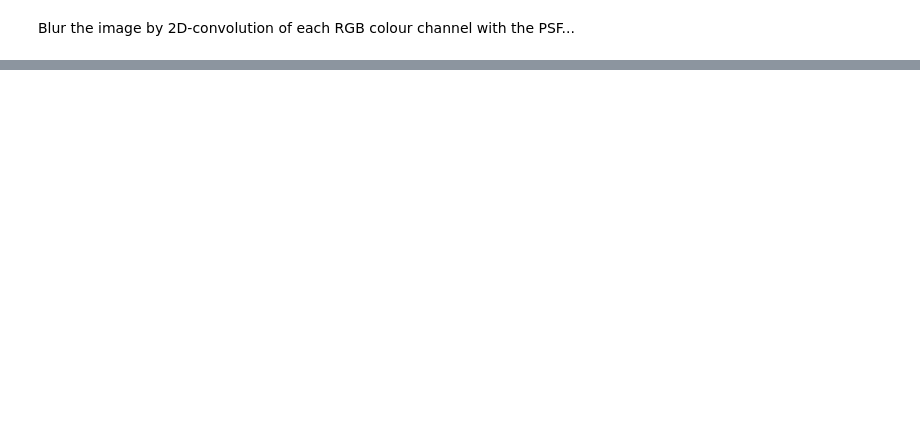
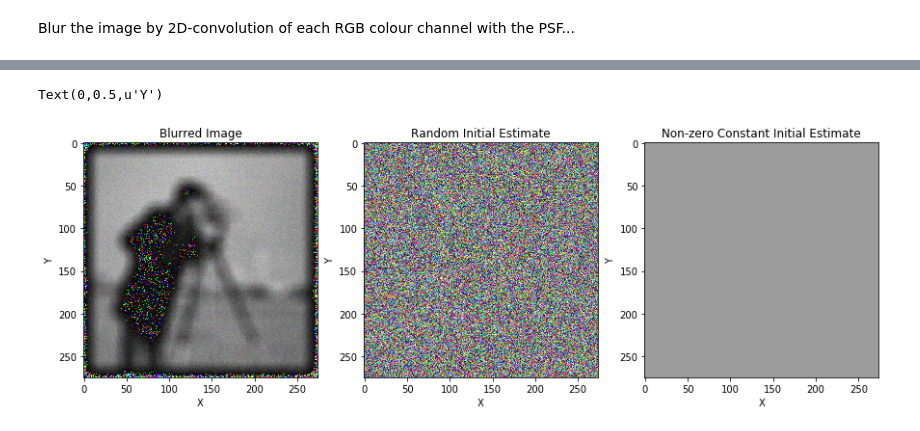
Before and after one commit to BohanZhai/bid_presentation, a Jupyter notebook: Blind Image Deconvolution Demonstration.ipynb, the cells around one changed output, grey strips where cells are left out. Saved outputs shown, nothing was run; the diff lists cells and outputs as text; code cells hidden in the pictures; blank space fills up the shorter version.

```diff
--- a/Blind Image Deconvolution Demonstration.ipynb
+++ b/Blind Image Deconvolution Demonstration.ipynb
@@ -179,0 +229,32 @@ Text(0,0.5,u'MSE')
+# %%
+# Show Initial Condition Options
+imgHeight = blur_img.shape[0]
+imgWidth = blur_img.shape[1]
+imgChannels = blur_img.shape[2]
+
+initial_estimate_A = blur_img
+initial_estimate_B = np.round(255*np.random.rand(imgHeight, imgWidth, imgChannels))
+initial_estimate_C = np.multiply(np.ones((imgHeight, imgWidth, imgChannels)), 100)
+
+
+plot.figure(figsize=(20,20))
+plot.subplot(1, 4, 1)
+plot.imshow(initial_estimate_A)
+plot.title('Blurred Image')
+plot.xlabel('X')
+plot.ylabel('Y')
+
+plot.subplot(1, 4, 2)
+plot.imshow(initial_estimate_B)
+plot.title('Random Initial Estimate')
+plot.xlabel('X')
+plot.ylabel('Y')
+
+plot.subplot(1, 4, 3)
+plot.imshow(initial_estimate_C)
+plot.title('Non-zero Constant Initial Estimate')
+plot.xlabel('X')
+plot.ylabel('Y')
+# %% [output]
+Text(0,0.5,u'Y')
+[figure, added]
```
Also changed, not shown: parts of 5 cells of this notebook, 2 other files.
